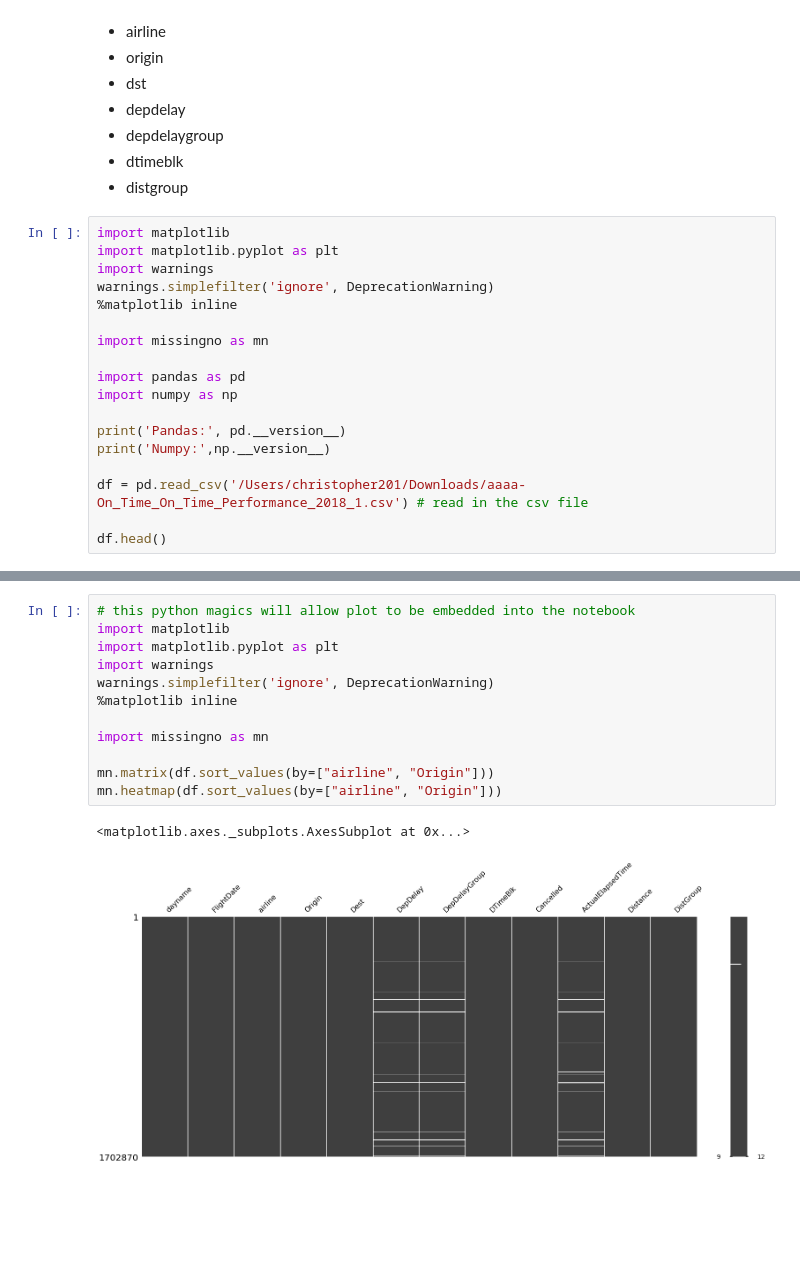
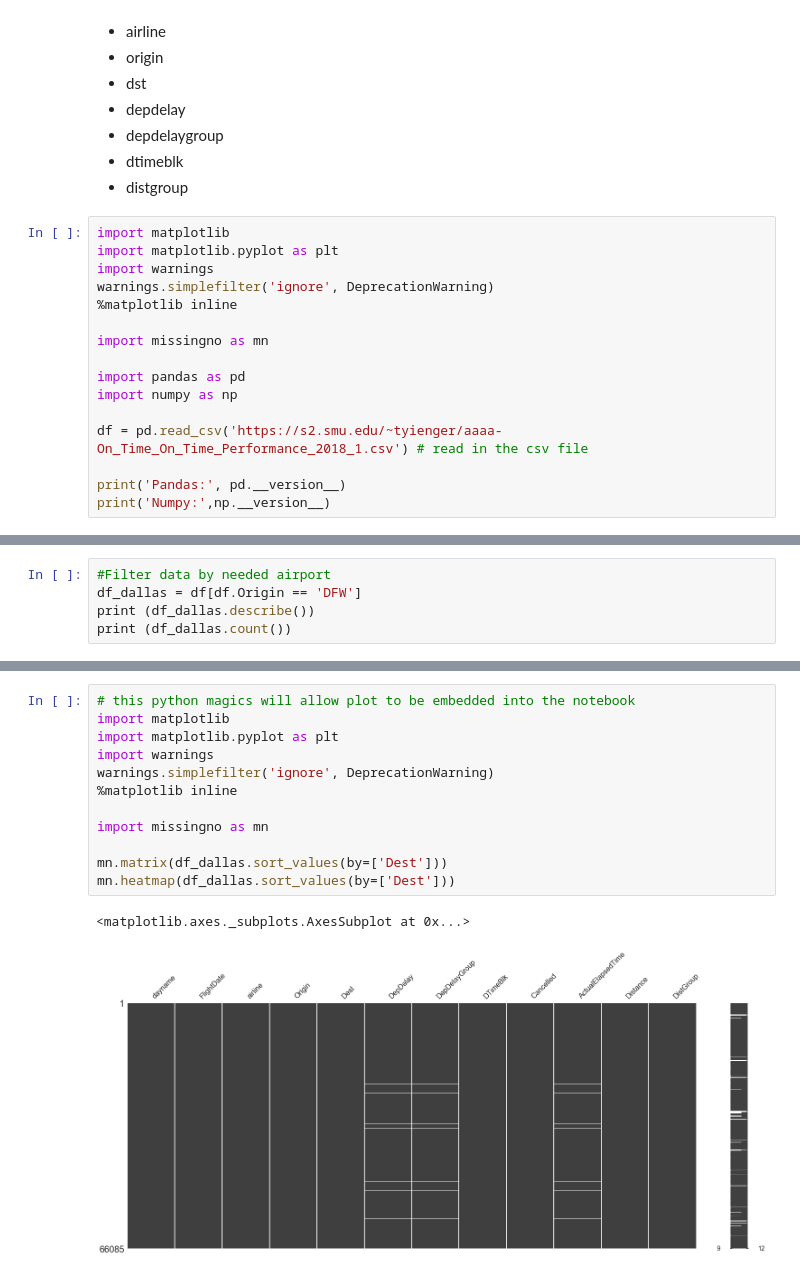
Before and after one commit to teresa201/MachineLearning, a Jupyter notebook: Lab1.ipynb, the cells around one changed output, grey strips where cells are left out. Cells and saved outputs as stored; diff of their text form; blank space fills up the shorter version.

Commit message:
Dallas data

```diff
--- a/Lab1.ipynb
+++ b/Lab1.ipynb
@@ -31,10 +31,8 @@ import missingno as mn
 import pandas as pd
 import numpy as np
 
+df = pd.read_csv('https://s2.smu.edu/~tyienger/aaaa-On_Time_On_Time_Performance_2018_1.csv') # read in the csv file
+
 print('Pandas:', pd.__version__)
 print('Numpy:',np.__version__)
-
-df = pd.read_csv('/Users/christopher201/Downloads/aaaa-On_Time_On_Time_Performance_2018_1.csv') # read in the csv file
-
-df.head()
 # %% [output]
@@ -49,0 +41,5 @@ Numpy: 1.14.3
+# %%
+#Filter data by needed airport
+df_dallas = df[df.Origin == 'DFW']
+print (df_dallas.describe())
+print (df_dallas.count())
@@ -113,15 +128,15 @@ dtype: int64
 # %%
 # this python magics will allow plot to be embedded into the notebook
 import matplotlib
 import matplotlib.pyplot as plt
 import warnings
 warnings.simplefilter('ignore', DeprecationWarning)
 %matplotlib inline
 
 import missingno as mn
 
-mn.matrix(df.sort_values(by=["airline", "Origin"]))
-mn.heatmap(df.sort_values(by=["airline", "Origin"]))
+mn.matrix(df_dallas.sort_values(by=['Dest']))
+mn.heatmap(df_dallas.sort_values(by=['Dest']))
 # %% [output]
 <matplotlib.axes._subplots.AxesSubplot at 0x...>
-[figure, old version]
+[figure, new version]
```
Also changed, not shown: parts of 11 cells of this notebook.
